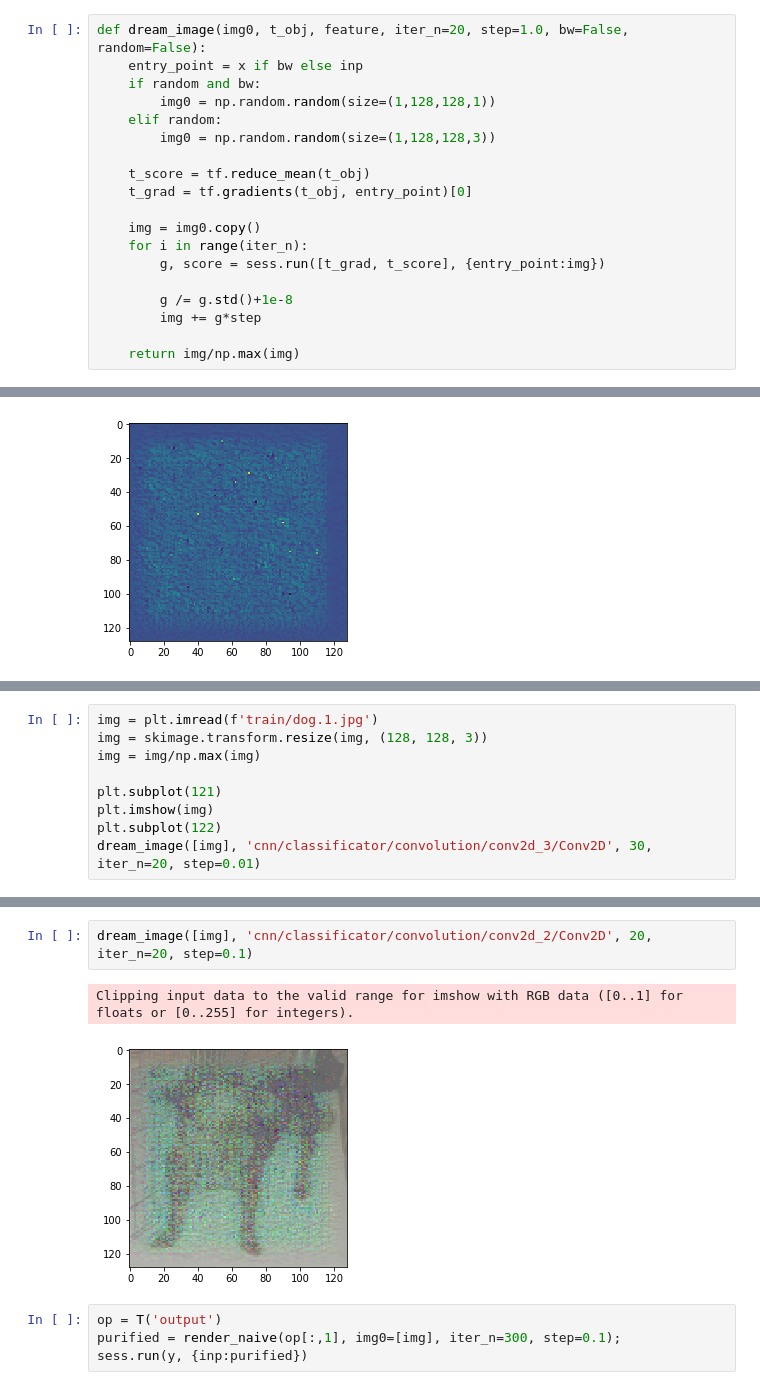
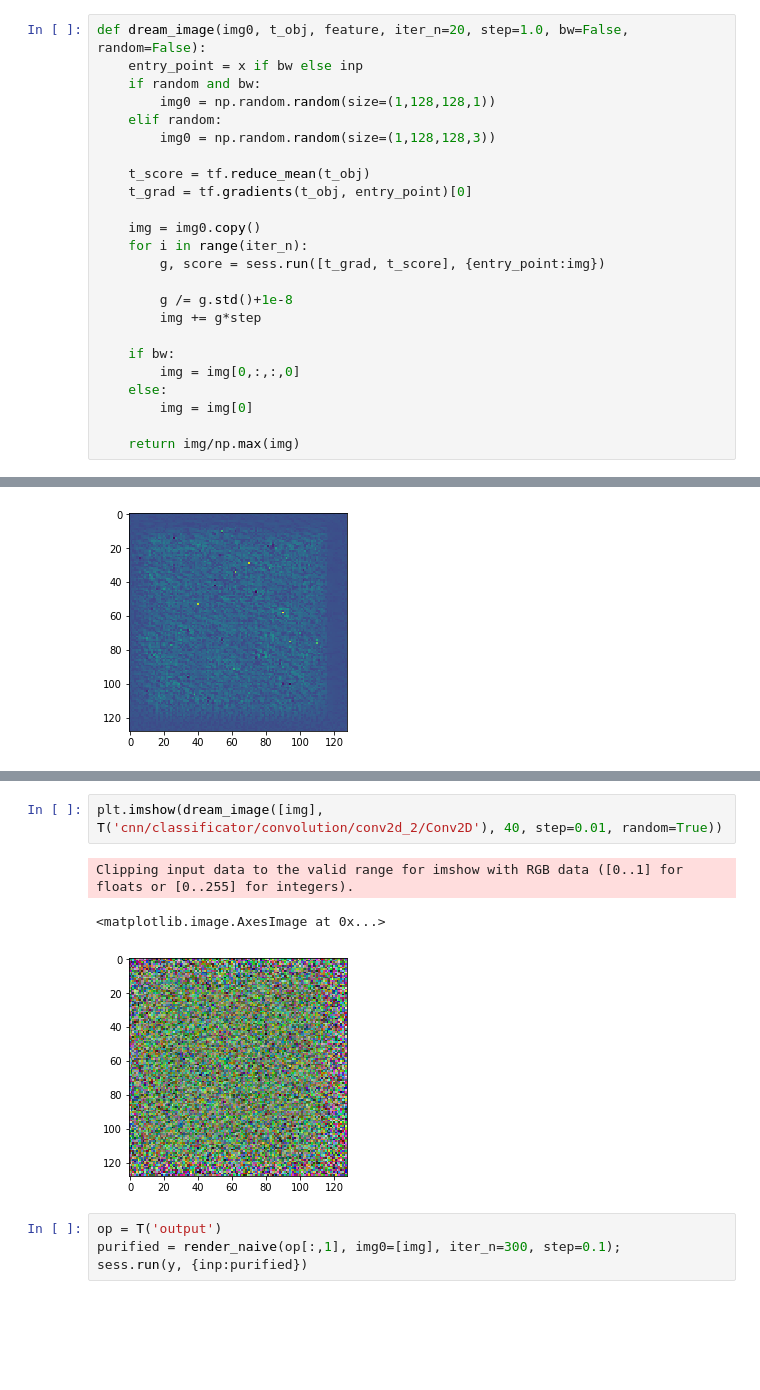
Before and after one commit to aweas/deep_dreaming_dogs, a Jupyter notebook: deep_dreamer.ipynb, the cells around one changed output, grey strips where cells are left out. Cells and saved outputs as stored; diff of their text form; blank space fills up the shorter version.

```diff
--- a/deep_dreamer.ipynb
+++ b/deep_dreamer.ipynb
@@ -129,6 +129,11 @@ def dream_image(img0, t_obj, feature, iter_n=20, step=1.0, bw=False, random=Fals
         g /= g.std()+1e-8
         img += g*step
 
+    if bw:
+        img = img[0,:,:,0]
+    else:
+        img = img[0]
+
     return img/np.max(img)
 # %%
 img = dream_image(None, T('cnn/classificator/convolution/conv2d_2/Conv2D'), 20, random=True, bw=True)
@@ -157,12 +162,3 @@ Clipping input data to the valid range for imshow with RGB data ([0..1] for floa
 Clipping input data to the valid range for imshow with RGB data ([0..1] for floats or [0..255] for integers).
 <matplotlib.image.AxesImage at 0x...>
 [figure]
-# %%
-img = plt.imread(f'train/dog.1.jpg')
-img = skimage.transform.resize(img, (128, 128, 3))
-img = img/np.max(img)
-
-plt.subplot(121)
-plt.imshow(img)
-plt.subplot(122)
-dream_image([img], 'cnn/classificator/convolution/conv2d_3/Conv2D', 30, iter_n=20, step=0.01)
@@ -171,8 +170,9 @@ dream_image([img], 'cnn/classificator/convolution/conv2d_3/Conv2D', 30, iter_n=2
 # %%
-dream_image([img], 'cnn/classificator/convolution/conv2d_2/Conv2D', 20, iter_n=20, step=0.1)
+plt.imshow(dream_image([img], T('cnn/classificator/convolution/conv2d_2/Conv2D'), 40, step=0.01, random=True))
 # %% [output]
 Clipping input data to the valid range for imshow with RGB data ([0..1] for floats or [0..255] for integers).
+<matplotlib.image.AxesImage at 0x...>
-[figure, old version]
+[figure, new version]
 # %%
 op = T('output')
 purified = render_naive(op[:,1], img0=[img], iter_n=300, step=0.1);
```
Also changed, not shown: parts of 3 cells of this notebook.
